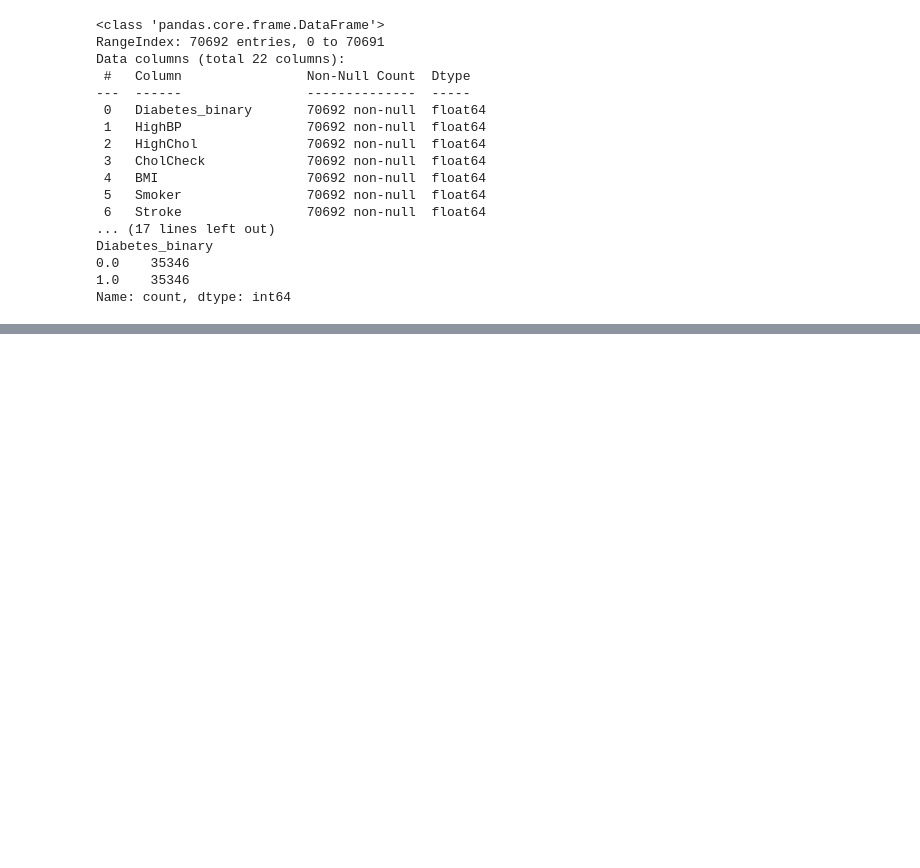
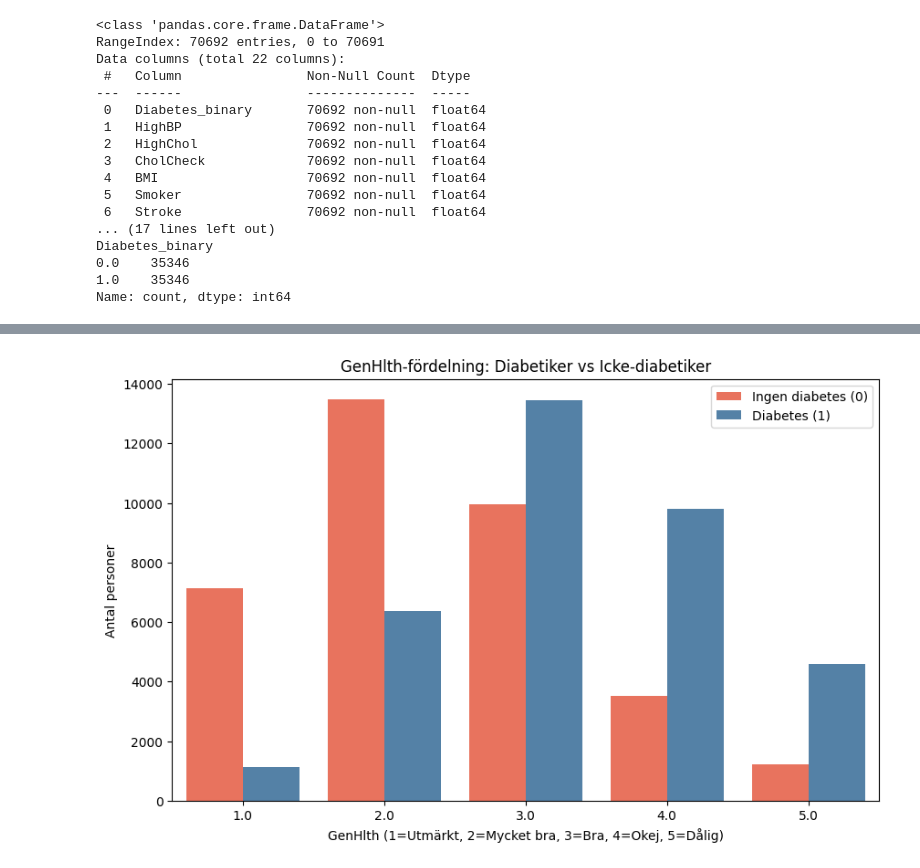
Before and after one commit to Zackkee/TAM400-Projekt, a Jupyter notebook: TAM400_Projekt_Zakaria_Leon.ipynb, the cells around one changed output, grey strips where cells are left out. Drawn from its saved outputs; the diff is of its cells as text; code cells hidden in the pictures; blank space fills up the shorter version.

```diff
--- a/TAM400_Projekt_Zakaria_Leon.ipynb
+++ b/TAM400_Projekt_Zakaria_Leon.ipynb
@@ -49,0 +50,12 @@ plt.show()
+# %%
+plt.figure(figsize=(10, 6))
+sns.countplot(data=df, x='GenHlth', hue='Diabetes_binary',
+              palette={0: 'tomato', 1: 'steelblue'})
+plt.title('GenHlth-fördelning: Diabetiker vs Icke-diabetiker')
+plt.xlabel('GenHlth (1=Utmärkt, 2=Mycket bra, 3=Bra, 4=Okej, 5=Dålig)')
+plt.ylabel('Antal personer')
+handles, _ = plt.gca().get_legend_handles_labels()
+plt.legend(handles=handles, labels=['Ingen diabetes (0)', 'Diabetes (1)'])
+plt.show()
+# %% [output]
+[figure, added]
```
Also changed, not shown: parts of 10 cells of this notebook.
